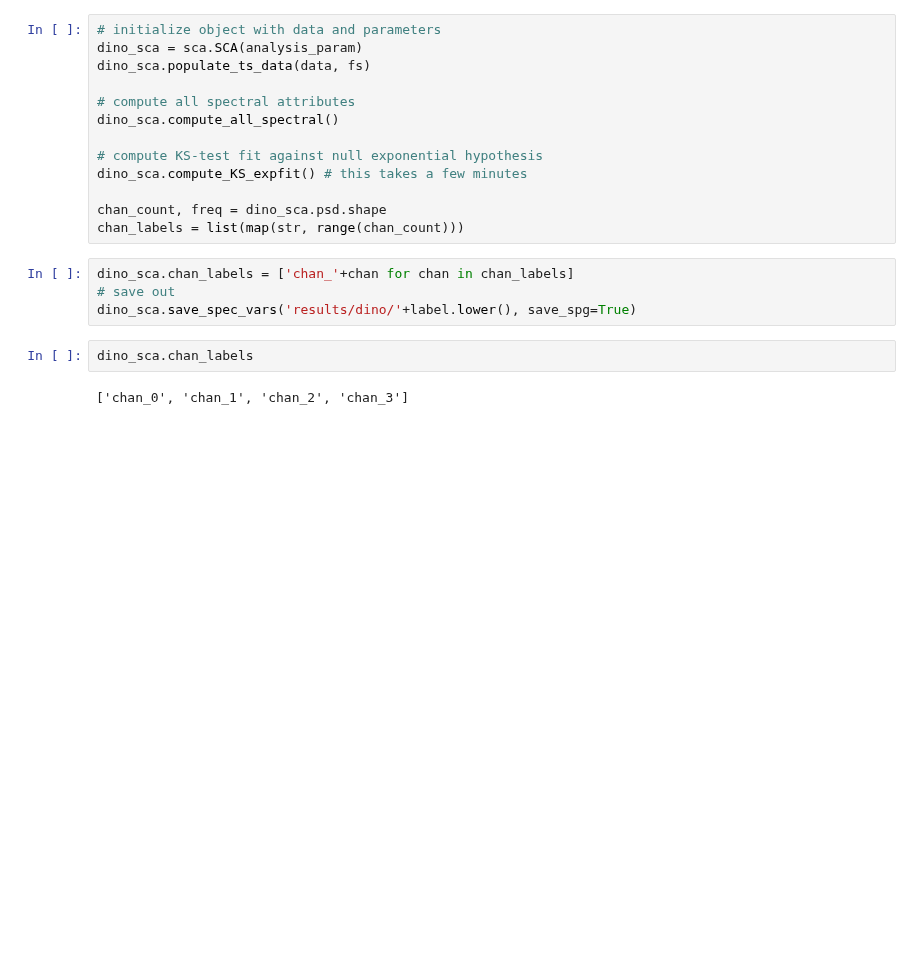
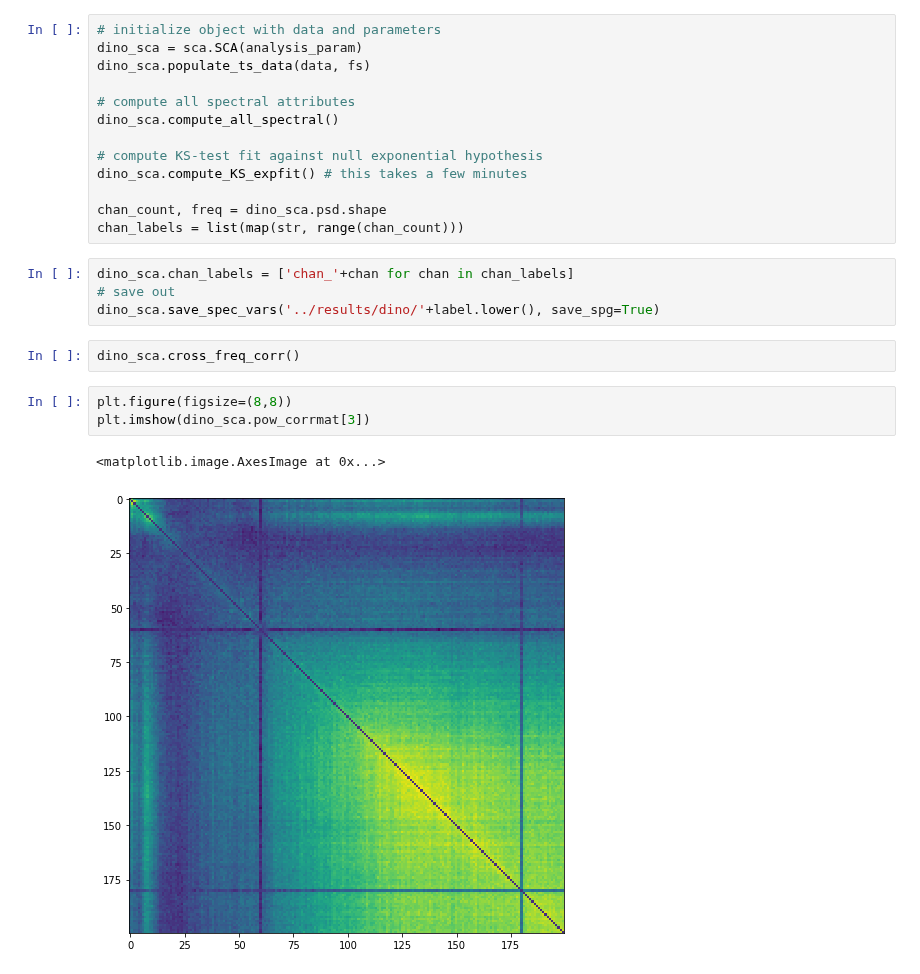
Before and after one commit to voytekresearch/SpectralCA, a Jupyter notebook: notebooks_analysis/sca_dino.ipynb, the cells around one changed output. Cells and saved outputs as stored; diff of their text form; blank space fills up the shorter version.

```diff
--- a/notebooks_analysis/sca_dino.ipynb
+++ b/notebooks_analysis/sca_dino.ipynb
@@ -83,8 +88,12 @@ chan_labels = list(map(str, range(chan_count)))
 # %%
 dino_sca.chan_labels = ['chan_'+chan for chan in chan_labels]
 # save out
-dino_sca.save_spec_vars('results/dino/'+label.lower(), save_spg=True)
+dino_sca.save_spec_vars('../results/dino/'+label.lower(), save_spg=True)
 # %%
-dino_sca.chan_labels
+dino_sca.cross_freq_corr()
-# %% [output]
-['chan_0', 'chan_1', 'chan_2', 'chan_3']
+# %%
+plt.figure(figsize=(8,8))
+plt.imshow(dino_sca.pow_corrmat[3])
+# %% [output]
+<matplotlib.image.AxesImage at 0x...>
+[figure, added]
```
Also changed, not shown: parts of 7 cells of this notebook, 2 other files.
